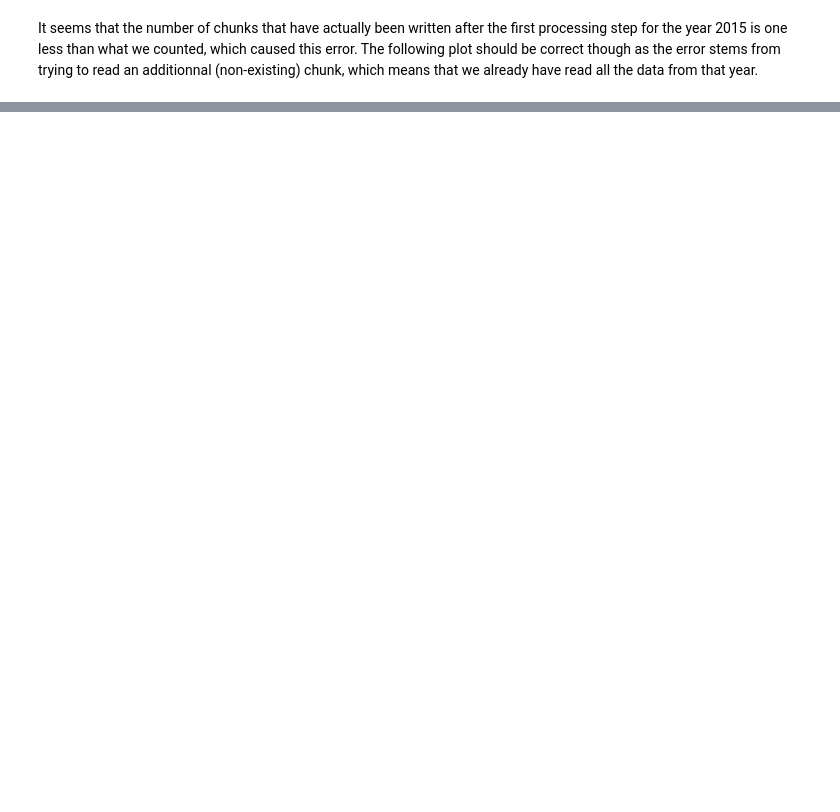
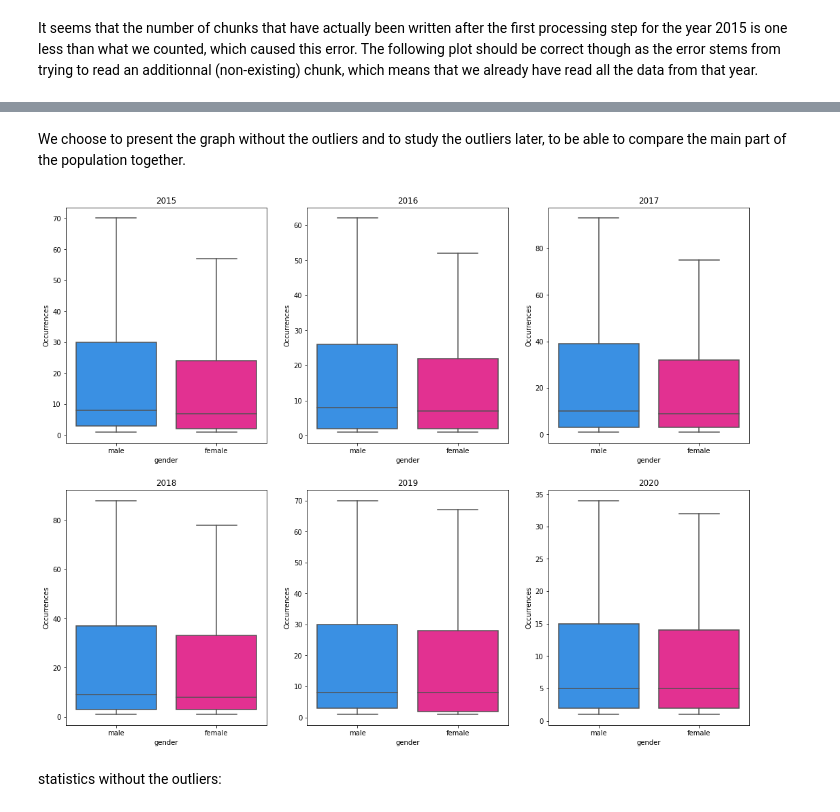
Before and after one commit to epfl-ada/ada-2021-project-adata-scientists, a Jupyter notebook: milestone2.ipynb, the cells around one changed output, grey strips where cells are left out. Cells and saved outputs as stored; diff of their text form; code cells hidden in the pictures; blank space fills up the shorter version.

```diff
--- a/milestone2.ipynb
+++ b/milestone2.ipynb
@@ -451,0 +626,14 @@ It seems that the number of chunks that have actually been written after the fir
+# %% [markdown]
+We choose to present the graph without the outliers and to study the outliers later, to be able to compare the main part of the population together.
+# %%
+fig, axs = plt.subplots(2,3, figsize=(18,14))
+for i,ax,year in zip(range(6),axs.flatten(),years) :
+  tab = unique_person[i]
+  tab = tab[(tab.gender=="male") | (tab.gender=="female")]
+  sns.boxplot(x="gender",y="numOccurrences",data=tab,ax=ax,showfliers = False,order=["male","female"])
+  ax.set_ylabel("Occurrences")
+  ax.set_title(year)
+# %% [output]
+[figure, added]
+# %% [markdown]
+statistics without the outliers:
```
Also changed, not shown: parts of 112 cells of this notebook.
